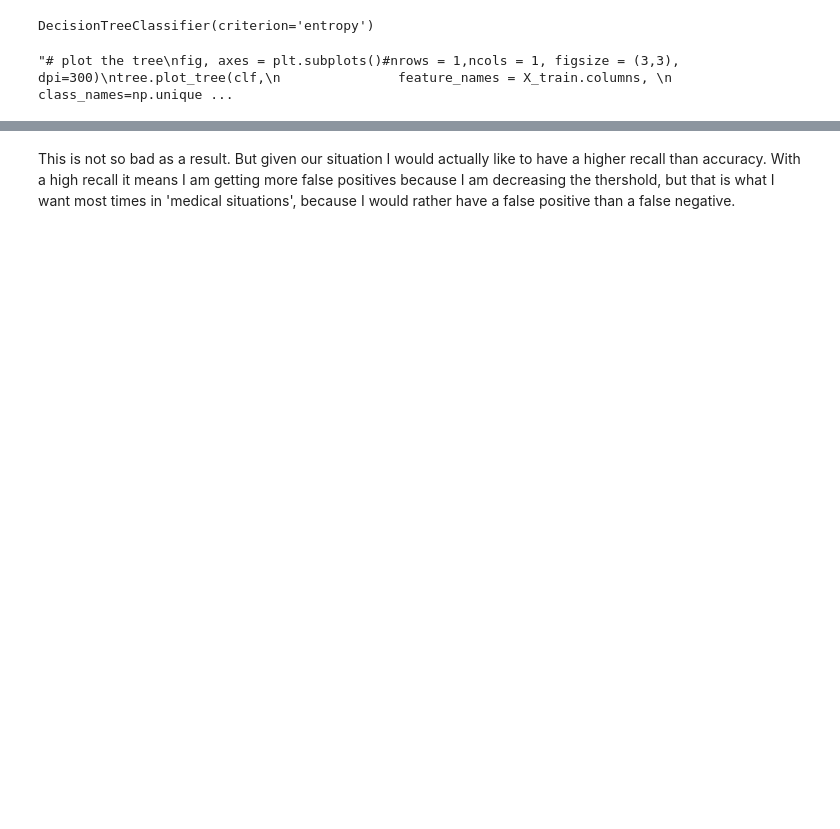
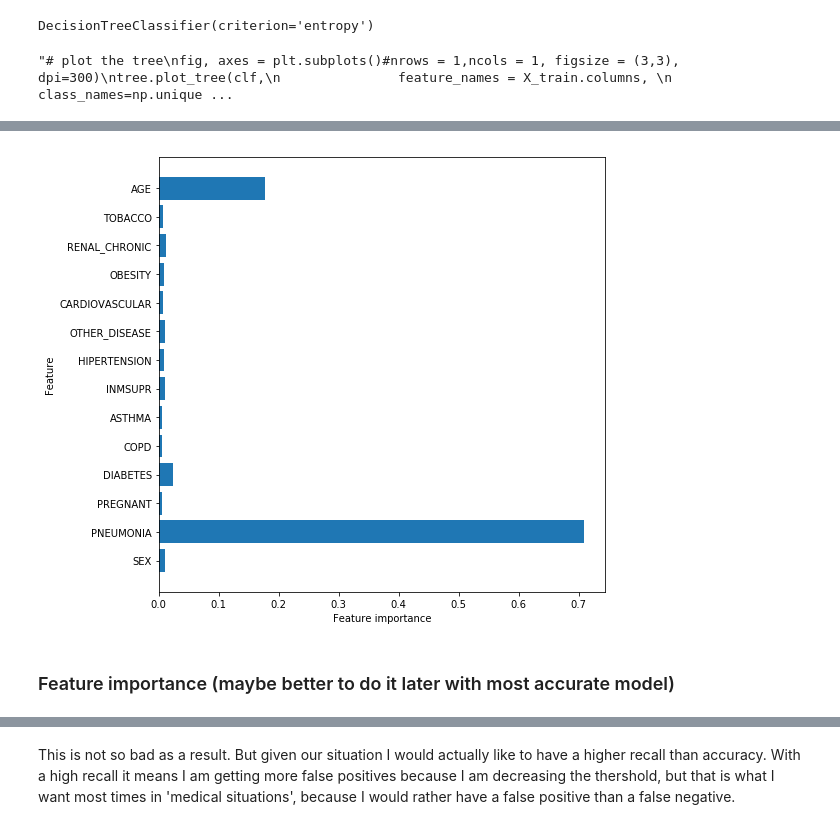
Before and after one commit to MNLKuzmin/Phase3project, a Jupyter notebook: CovidNotebook.ipynb, the cells around one changed output, grey strips where cells are left out. Saved outputs shown, nothing was run; the diff lists cells and outputs as text; code cells hidden in the pictures; blank space fills up the shorter version.

```diff
--- a/CovidNotebook.ipynb
+++ b/CovidNotebook.ipynb
@@ -508,3 +518,18 @@ plt.show(block=False)
+# %%
+def plot_feature_importances(model):
+    n_features = X_train.shape[1]
+    plt.figure(figsize=(8,8))
+    #not sure why when I add np.sort in front of model feature it changes
+    lt.barh(range(n_features), (model.feature_importances_), align='center')
+    plt.yticks(np.arange(n_features), X_train.columns.values)
+    plt.xlabel('Feature importance')
+    plt.ylabel('Feature')
+# %%
+plot_feature_importances(clf)
+# %% [output]
+[figure, added]
+# %% [markdown]
+### Feature importance (maybe better to do it later with most accurate model)
 # %%
 # Feature Importance
 feature_used = df.columns
```
Also changed, not shown: parts of 64 cells of this notebook.
